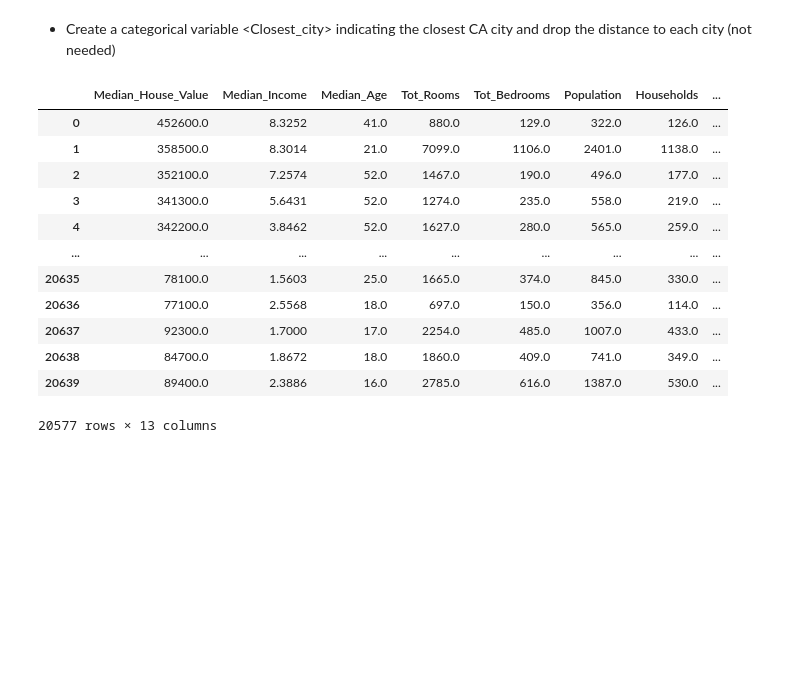
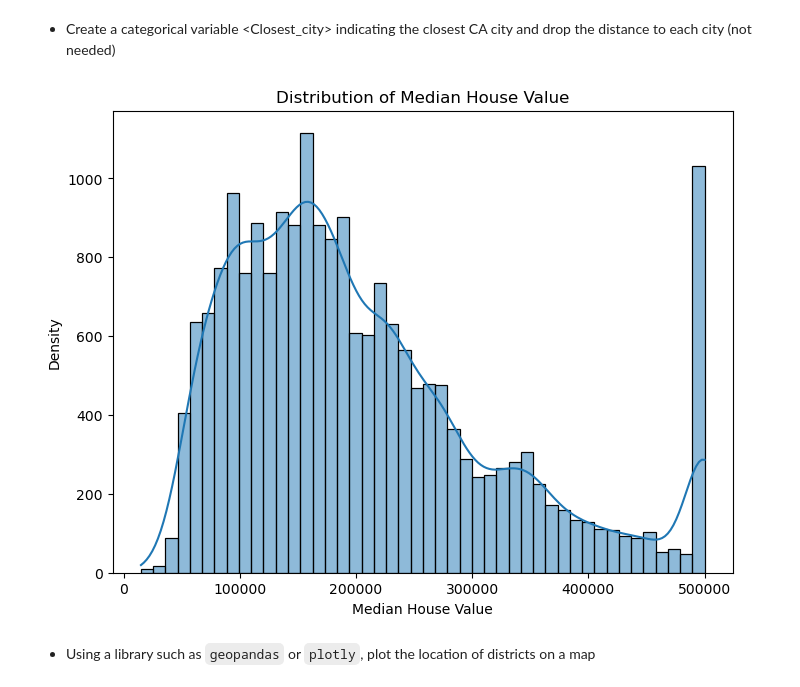
Before and after one commit to Fulin-ZHANG/Python_Group_Project, a Jupyter notebook: Session_02_project.ipynb, the cells around one changed output. Saved outputs shown, nothing was run; the diff lists cells and outputs as text; code cells hidden in the pictures; blank space fills up the shorter version.

```diff
--- a/Session_02_project.ipynb
+++ b/Session_02_project.ipynb
@@ -130,19 +130,3 @@ df['Closest_city'] = df['Closest_city'].str.replace('Distance_to_', '')
 # df['Closest_city'].unique()
 
 df.drop(columns = ['Distance_to_LA', 'Distance_to_SanDiego', 'Distance_to_SanJose', 'Distance_to_SanFrancisco'], inplace = True)
-# %%
-df
-# %% [output]
-|  | Median_House_Value | Median_Income | Median_Age | Tot_Rooms | Tot_Bedrooms | Population | Households | ... |
-| 0 | 452600.0 | 8.3252 | 41.0 | 880.0 | 129.0 | 322.0 | 126.0 | ... |
-| 1 | 358500.0 | 8.3014 | 21.0 | 7099.0 | 1106.0 | 2401.0 | 1138.0 | ... |
-| 2 | 352100.0 | 7.2574 | 52.0 | 1467.0 | 190.0 | 496.0 | 177.0 | ... |
-| 3 | 341300.0 | 5.6431 | 52.0 | 1274.0 | 235.0 | 558.0 | 219.0 | ... |
-| 4 | 342200.0 | 3.8462 | 52.0 | 1627.0 | 280.0 | 565.0 | 259.0 | ... |
-| ... | ... | ... | ... | ... | ... | ... | ... | ... |
-| 20635 | 78100.0 | 1.5603 | 25.0 | 1665.0 | 374.0 | 845.0 | 330.0 | ... |
-| 20636 | 77100.0 | 2.5568 | 18.0 | 697.0 | 150.0 | 356.0 | 114.0 | ... |
-| 20637 | 92300.0 | 1.7000 | 17.0 | 2254.0 | 485.0 | 1007.0 | 433.0 | ... |
-| 20638 | 84700.0 | 1.8672 | 18.0 | 1860.0 | 409.0 | 741.0 | 349.0 | ... |
-| 20639 | 89400.0 | 2.3886 | 16.0 | 2785.0 | 616.0 | 1387.0 | 530.0 | ... |
-20577 rows × 13 columns
@@ -165,0 +133,24 @@ plt.show()
+# %%
+plt.figure(figsize=(8, 6))
+
+sns.histplot(df['Median_House_Value'], kde=True)
+
+"""
+kde  ==  Kernel density estimation is actually a natural extension of the histogram.
+
+First consider the concept of density function, it is natural to think that the density function is the
+first order derivative of the distribution function. So when we get some data, is it possible to estimate
+the density function by estimating the first order derivative of the distribution function? One of the simplest
+and most effective ways to estimate the distribution function is the so-called
+"empirical distribution function (empirical distribution function)"
+"""
+
+plt.title('Distribution of Median House Value')
+plt.xlabel('Median House Value')
+plt.ylabel('Density')
+
+plt.show()
+# %% [output]
+[figure, added]
+# %% [markdown]
+ - Using a library such as `geopandas` or `plotly`, plot the location of districts on a map
```
Also changed, not shown: parts of 2 cells of this notebook, 1 other file.
